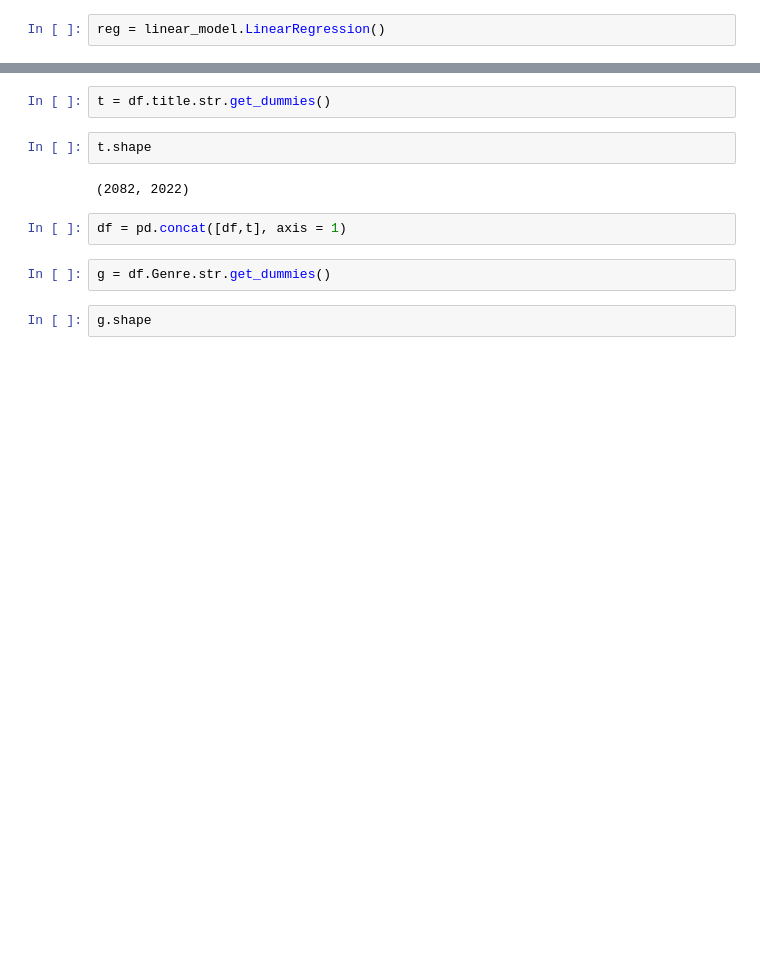
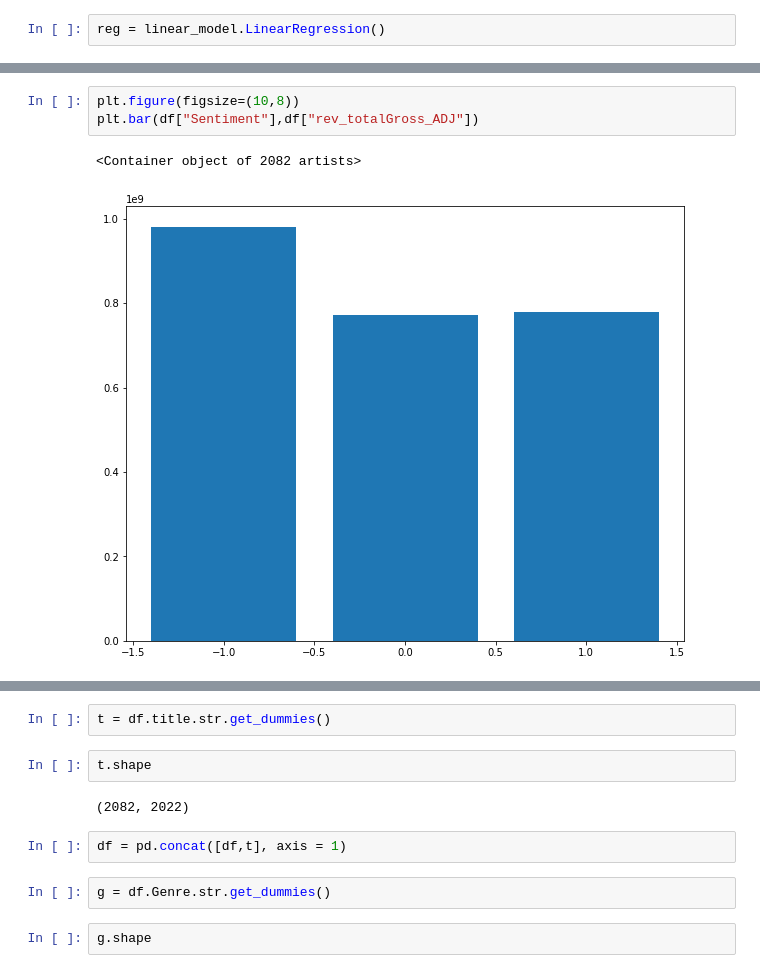
Before and after one commit to jayeshnagpal/Be_project, a Jupyter notebook: Prediction.ipynb, the cells around one changed output, grey strips where cells are left out. Drawn from its saved outputs; the diff is of its cells as text; blank space fills up the shorter version.

```diff
--- a/Prediction.ipynb
+++ b/Prediction.ipynb
@@ -57,0 +71,6 @@ X = df.drop(["rev_totalGross_ADJ"], axis=1).values
+# %%
+plt.figure(figsize=(10,8))
+plt.bar(df["Sentiment"],df["rev_totalGross_ADJ"])
+# %% [output]
+<Container object of 2082 artists>
+[figure, added]
```
Also changed, not shown: parts of 18 cells of this notebook, 1 other file.
